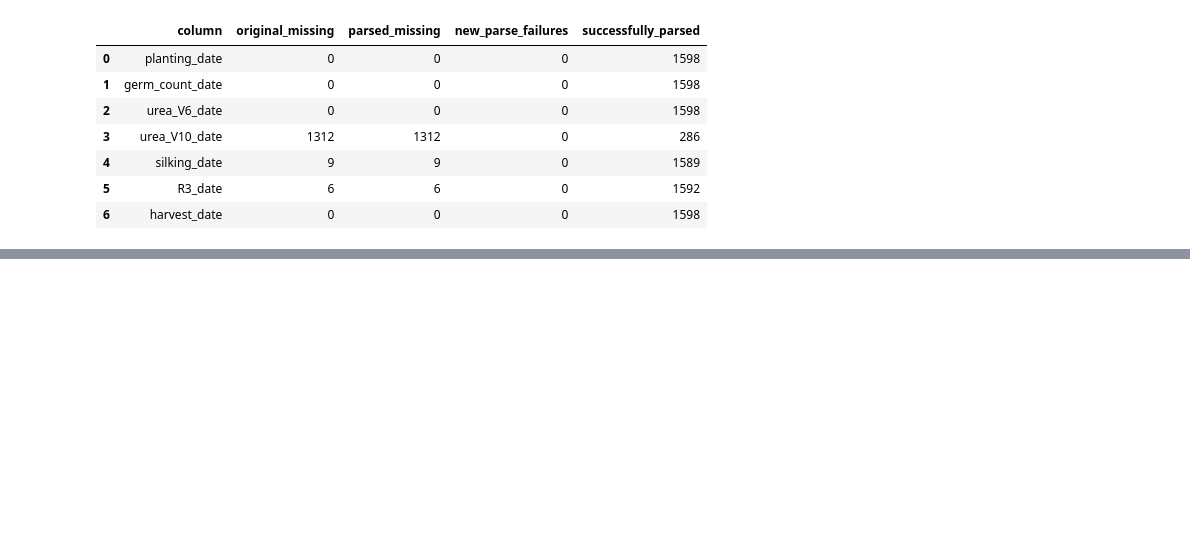
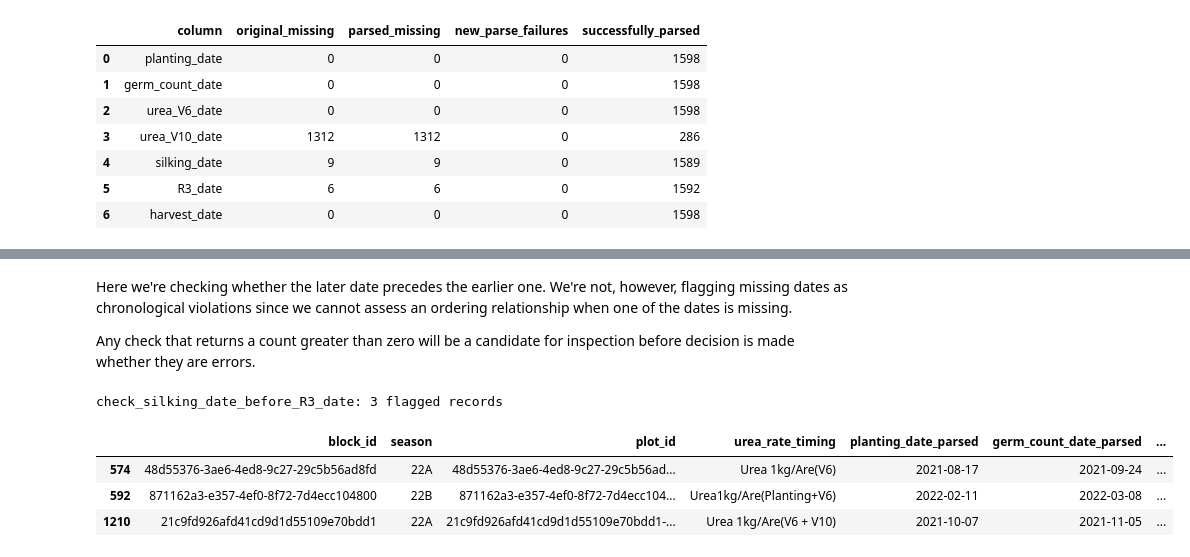
Before and after one commit to Vin-Okumu/maize-yield-optimization-rwanda, a Jupyter notebook: 02_Notebooks/02_data_cleaning.ipynb, the cells around one changed output, grey strips where cells are left out. Cells and saved outputs as stored; diff of their text form; code cells hidden in the pictures; blank space fills up the shorter version.

```diff
--- a/02_Notebooks/02_data_cleaning.ipynb
+++ b/02_Notebooks/02_data_cleaning.ipynb
@@ -249,0 +304,34 @@ display(date_audit)
+# %% [markdown]
+Here we're checking whether the later date precedes the earlier one. We're not, however, flagging missing dates as chronological violations since we cannot assess an ordering relationship when one of the dates is missing.
+
+Any check that returns a count greater than zero will be a candidate for inspection before decision is made whether they are errors.
+# %%
+
+for flag in sequence_flags:
+    flagged = plot_clean[plot_clean[flag]]
+
+    if not flagged.empty:
+        print(f"\n{flag}: {len(flagged)} flagged records")
+
+        display(
+            flagged[
+                [
+                    "block_id",
+                    "season",
+                    "plot_id",
+                    "urea_rate_timing",
+                    "planting_date_parsed",
+                    "germ_count_date_parsed",
+                    "urea_V6_date_parsed",
+                    "silking_date_parsed",
+                    "R3_date_parsed",
+                    "harvest_date_parsed"
+                ]
+            ]
+        )
+# %% [output]
+check_silking_date_before_R3_date: 3 flagged records
+|  | block_id | season | plot_id | urea_rate_timing | planting_date_parsed | germ_count_date_parsed | ... |
+| 574 | 48d55376-3ae6-4ed8-9c27-29c5b56ad8fd | 22A | 48d55376-3ae6-4ed8-9c27-29c5b56ad... | Urea 1kg/Are(V6) | 2021-08-17 | 2021-09-24 | ... |
+| 592 | 871162a3-e357-4ef0-8f72-7d4ecc104800 | 22B | 871162a3-e357-4ef0-8f72-7d4ecc104... | Urea1kg/Are(Planting+V6) | 2022-02-11 | 2022-03-08 | ... |
+| 1210 | 21c9fd926afd41cd9d1d55109e70bdd1 | 22A | 21c9fd926afd41cd9d1d55109e70bdd1-... | Urea 1kg/Are(V6 + V10) | 2021-10-07 | 2021-11-05 | ... |
```
Also changed, not shown: parts of 14 cells of this notebook.
